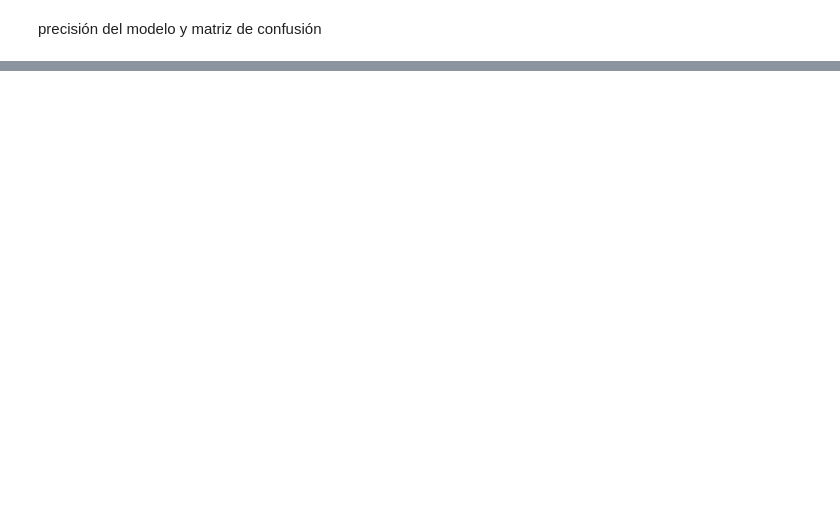
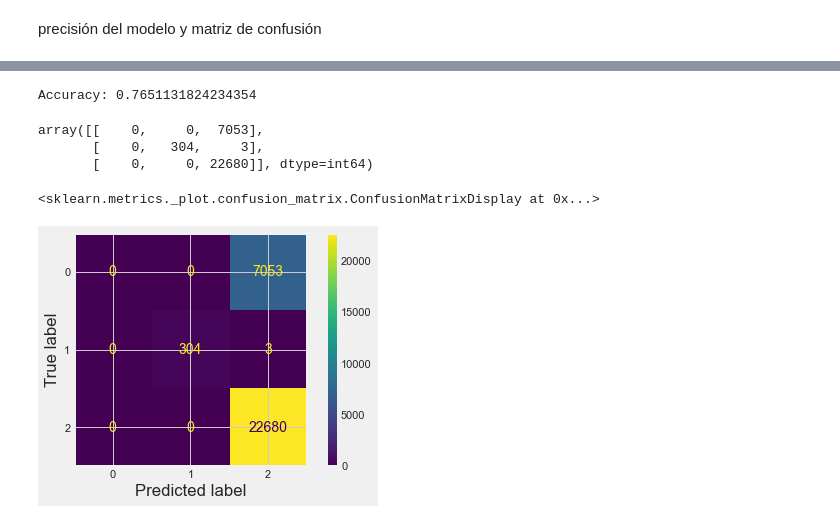
Before and after one commit to Roybermahe/proyecto_trafico, a Jupyter notebook: main.ipynb, the cells around one changed output, grey strips where cells are left out. Drawn from its saved outputs; the diff is of its cells as text; code cells hidden in the pictures; blank space fills up the shorter version.

```diff
--- a/main.ipynb
+++ b/main.ipynb
@@ -267,0 +356,4 @@ disp.plot()
+# %%
+algoritmoRegresion = LogisticRegression()
+# %%
+algoritmoRegresion.fit(X_train, y_train)
@@ -267,0 +404,7 @@ disp.plot()
+# %%
+tree = DecisionTreeClassifier(max_depth=1,random_state=300)
+tree.fit(X_train,y_train)
+y_pred = tree.predict(X_test)
+columns = { "Y_TEST": y_test, "Y_PREDICT": y_pred}
+comparacion = pd.DataFrame(columns)
+comparacion
@@ -267,0 +425,18 @@ disp.plot()
+# %%
+accuracy_tree = metrics.accuracy_score(y_test, y_pred)
+print("Accuracy:",accuracy_tree)
+# %% [output]
+Accuracy: 0.7651131824234354
+# %%
+confusion_mx_tree = metrics.confusion_matrix(y_test, y_pred)
+confusion_mx_tree
+# %% [output]
+array([[    0,     0,  7053],
+       [    0,   304,     3],
+       [    0,     0, 22680]], dtype=int64)
+# %%
+disp = metrics.ConfusionMatrixDisplay(confusion_matrix=confusion_mx_tree)
+disp.plot()
+# %% [output]
+<sklearn.metrics._plot.confusion_matrix.ConfusionMatrixDisplay at 0x...>
+[figure, added]
```
Also changed, not shown: parts of 36 cells of this notebook.
